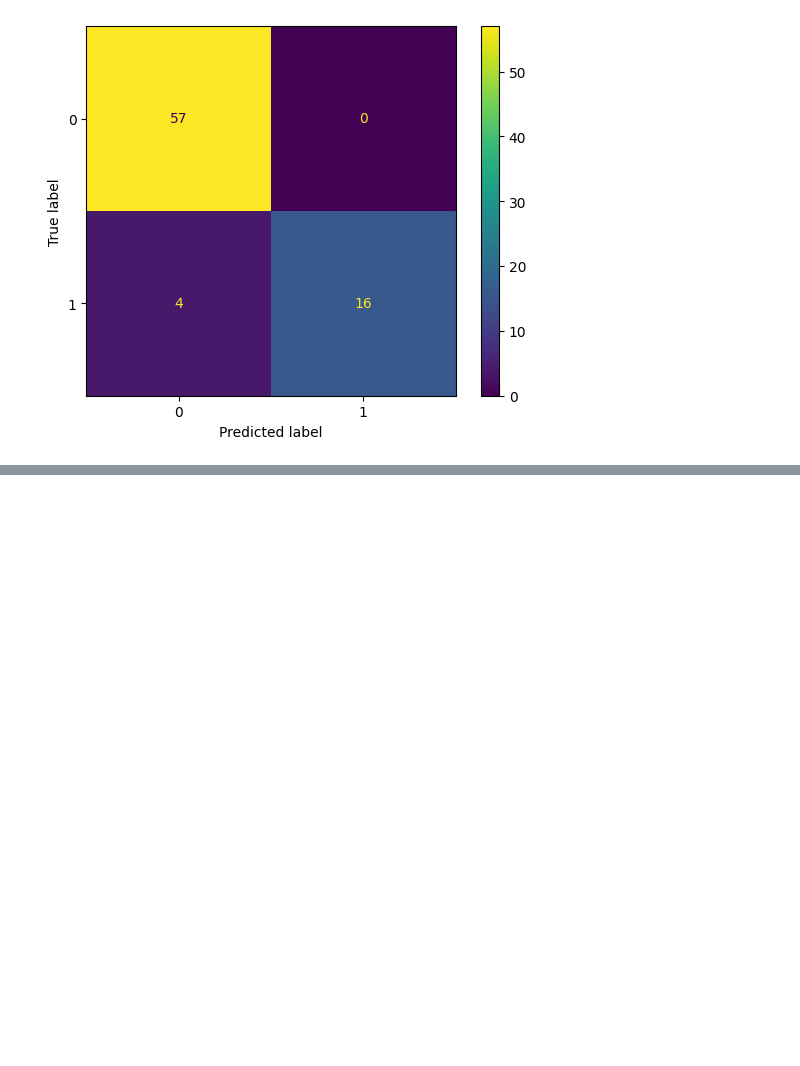
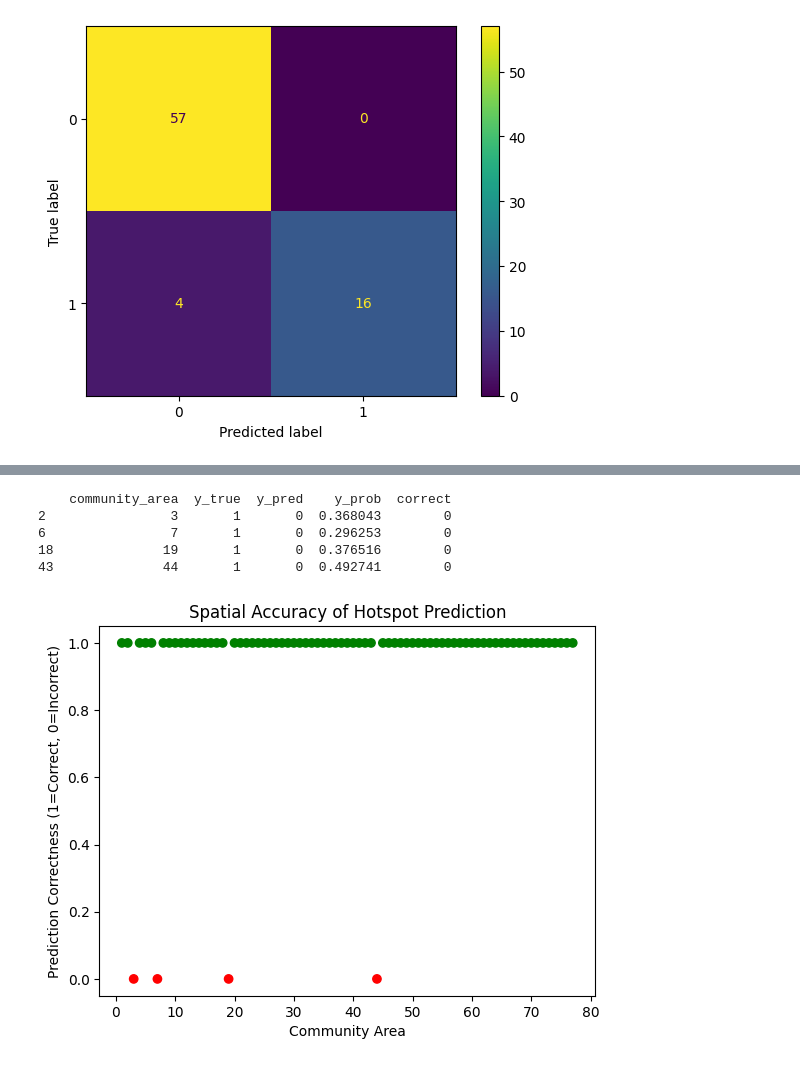
Before and after one commit to LisazhenYANG/IT5006-Group-Project, a Jupyter notebook: notebooks/random_forest.ipynb, the cells around one changed output, grey strips where cells are left out. Cells and saved outputs as stored; diff of their text form; code cells hidden in the pictures; blank space fills up the shorter version.

```diff
--- a/notebooks/random_forest.ipynb
+++ b/notebooks/random_forest.ipynb
@@ -266,0 +268,12 @@ plt.show()
+# %%
+#Spatial accuracy evaluation
+spatial_eval = pd.DataFrame({
+    "community_area": range(1, 78),
+    "y_true": y_test,
+    "y_pred": y_pred,
+    "y_prob": y_prob
+})
+
+spatial_eval["correct"] = (spatial_eval["y_true"] == spatial_eval["y_pred"]).astype(int)
+
+print(spatial_eval)
@@ -266,0 +295,27 @@ plt.show()
+# %%
+wrong_areas = spatial_eval[spatial_eval["correct"] == 0]
+print(wrong_areas)
+# %% [output]
+    community_area  y_true  y_pred    y_prob  correct
+2                3       1       0  0.368043        0
+6                7       1       0  0.296253        0
+18              19       1       0  0.376516        0
+43              44       1       0  0.492741        0
+# %%
+import matplotlib.pyplot as plt
+
+colors = spatial_eval["correct"].map({1: "green", 0: "red"})
+
+plt.scatter(
+    spatial_eval["community_area"],
+    spatial_eval["correct"],
+    c=colors
+)
+
+plt.xlabel("Community Area")
+plt.ylabel("Prediction Correctness (1=Correct, 0=Incorrect)")
+plt.title("Spatial Accuracy of Hotspot Prediction")
+
+plt.show()
+# %% [output]
+[figure, added]
```
Also changed, not shown: parts of 18 cells of this notebook.
